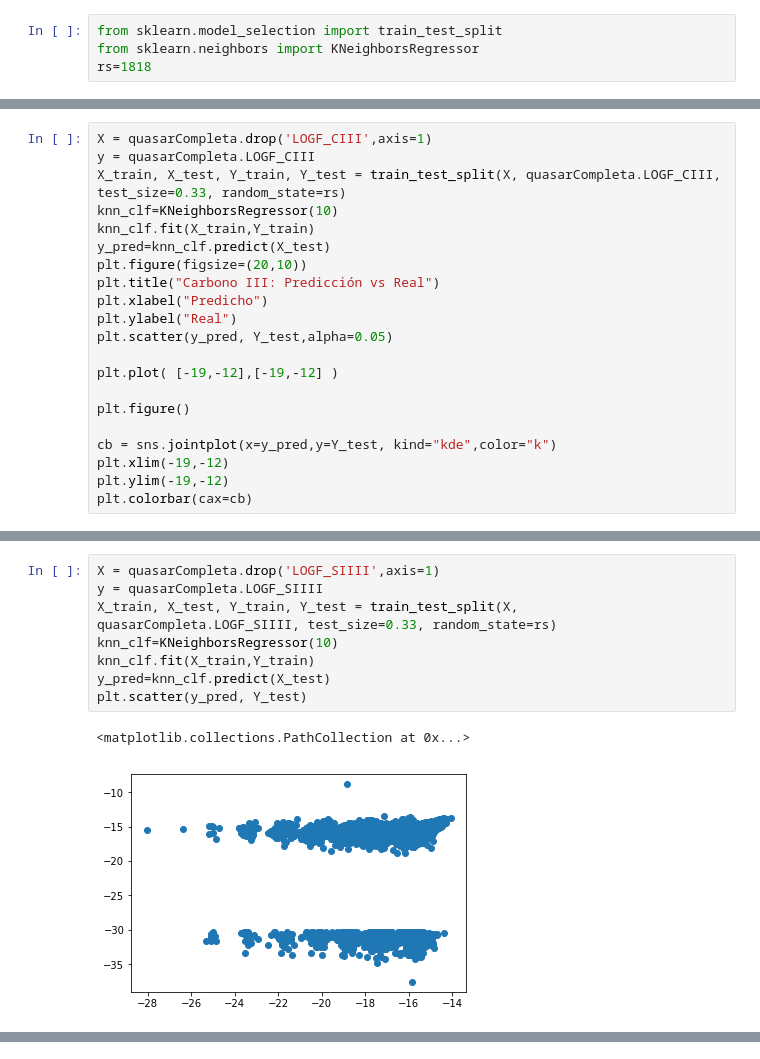
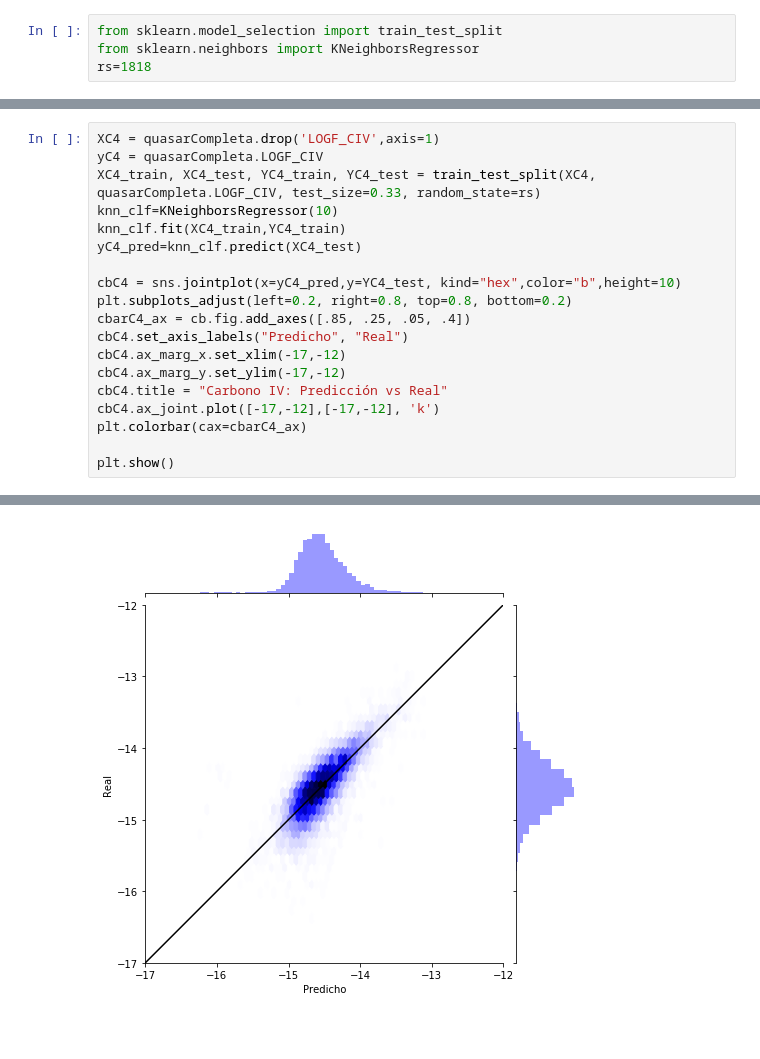
Before and after one commit to astrodatos/proyecto_aape, a Jupyter notebook: RegressionQuasar.ipynb, the cells around one changed output, grey strips where cells are left out. Cells and saved outputs as stored; diff of their text form; blank space fills up the shorter version.

Commit message:
Gráficos predicción vs real

```diff
--- a/RegressionQuasar.ipynb
+++ b/RegressionQuasar.ipynb
@@ -216,21 +204,0 @@ plt.scatter(y_pred, Y_test)
-# %%
-X = quasarCompleta.drop('LOGF_CIII',axis=1)
-y = quasarCompleta.LOGF_CIII
-X_train, X_test, Y_train, Y_test = train_test_split(X, quasarCompleta.LOGF_CIII, test_size=0.33, random_state=rs)
-knn_clf=KNeighborsRegressor(10)
-knn_clf.fit(X_train,Y_train)
-y_pred=knn_clf.predict(X_test)
-plt.figure(figsize=(20,10))
-plt.title("Carbono III: Predicción vs Real")
-plt.xlabel("Predicho")
-plt.ylabel("Real")
-plt.scatter(y_pred, Y_test,alpha=0.05)
-
-plt.plot( [-19,-12],[-19,-12] )
-
-plt.figure()
-
-cb = sns.jointplot(x=y_pred,y=Y_test, kind="kde",color="k")
-plt.xlim(-19,-12)
-plt.ylim(-19,-12)
-plt.colorbar(cax=cb)
@@ -253,11 +205,20 @@ plt.scatter(y_pred, Y_test)
-# %%
-X = quasarCompleta.drop('LOGF_SIIII',axis=1)
-y = quasarCompleta.LOGF_SIIII
-X_train, X_test, Y_train, Y_test = train_test_split(X, quasarCompleta.LOGF_SIIII, test_size=0.33, random_state=rs)
-knn_clf=KNeighborsRegressor(10)
-knn_clf.fit(X_train,Y_train)
-y_pred=knn_clf.predict(X_test)
-plt.scatter(y_pred, Y_test)
-# %% [output]
-<matplotlib.collections.PathCollection at 0x...>
-[figure, removed]
+# %%
+XC4 = quasarCompleta.drop('LOGF_CIV',axis=1)
+yC4 = quasarCompleta.LOGF_CIV
+XC4_train, XC4_test, YC4_train, YC4_test = train_test_split(XC4, quasarCompleta.LOGF_CIV, test_size=0.33, random_state=rs)
+knn_clf=KNeighborsRegressor(10)
+knn_clf.fit(XC4_train,YC4_train)
+yC4_pred=knn_clf.predict(XC4_test)
+
+cbC4 = sns.jointplot(x=yC4_pred,y=YC4_test, kind="hex",color="b",height=10)
+plt.subplots_adjust(left=0.2, right=0.8, top=0.8, bottom=0.2)
+cbarC4_ax = cb.fig.add_axes([.85, .25, .05, .4])
+cbC4.set_axis_labels("Predicho", "Real")
+cbC4.ax_marg_x.set_xlim(-17,-12)
+cbC4.ax_marg_y.set_ylim(-17,-12)
+cbC4.title = "Carbono IV: Predicción vs Real"
+cbC4.ax_joint.plot([-17,-12],[-17,-12], 'k')
+plt.colorbar(cax=cbarC4_ax)
+
+plt.show()
+# %% [output]
@@ -263,0 +227 @@ plt.scatter(y_pred, Y_test)
+[figure, added]
```
Also changed, not shown: parts of 9 cells of this notebook.
